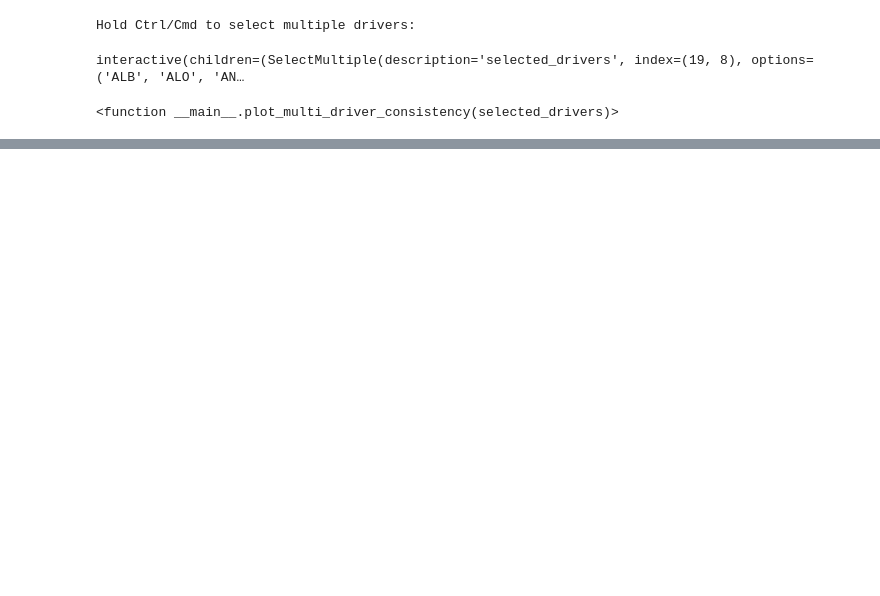
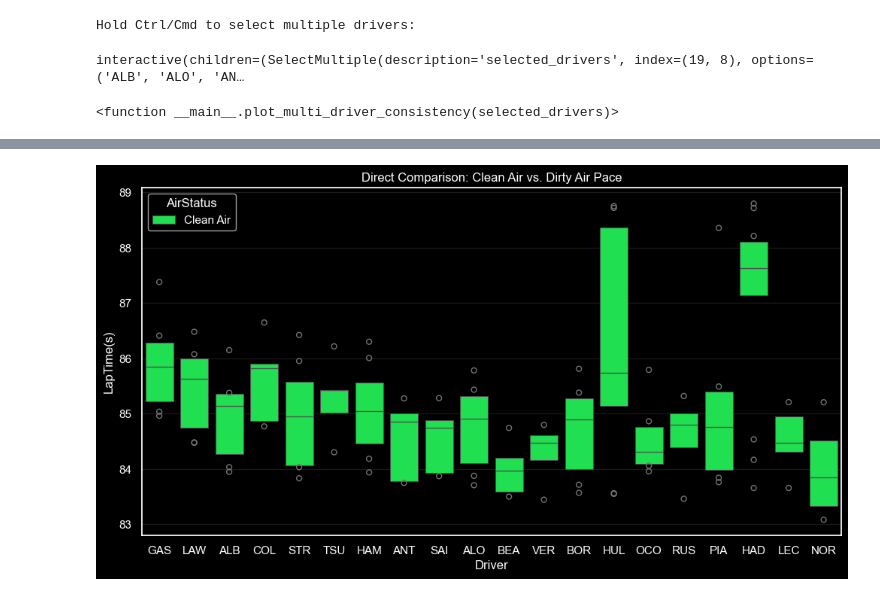
Before and after one commit to Vaanishka/f1-prediction, a Jupyter notebook: script/race_pace.ipynb, the cells around one changed output, grey strips where cells are left out. Drawn from its saved outputs; the diff is of its cells as text; code cells hidden in the pictures; blank space fills up the shorter version.

```diff
--- a/script/race_pace.ipynb
+++ b/script/race_pace.ipynb
@@ -155,0 +302,21 @@ interactive(children=(SelectMultiple(description='selected_drivers', index=(19,
+# %%
+import seaborn as sns
+import matplotlib.pyplot as plt
+
+# We use a boxenplot here—it's like a box plot but shows more 'levels' of data
+plt.figure(figsize=(12, 6))
+plt.style.use('dark_background')
+
+sns.boxenplot(
+    data=processed_laps,
+    x='Driver',
+    y='LapTime(s)',
+    hue='AirStatus', # THIS is what adds the Dirty Air representation
+    palette={'Clean Air': '#00ff41', 'Dirty Air': '#ff0000'}
+)
+
+plt.title("Direct Comparison: Clean Air vs. Dirty Air Pace")
+plt.grid(axis='y', alpha=0.1)
+plt.show()
+# %% [output]
+[figure, added]
```
Also changed, not shown: parts of 21 cells of this notebook, 2 other files.
